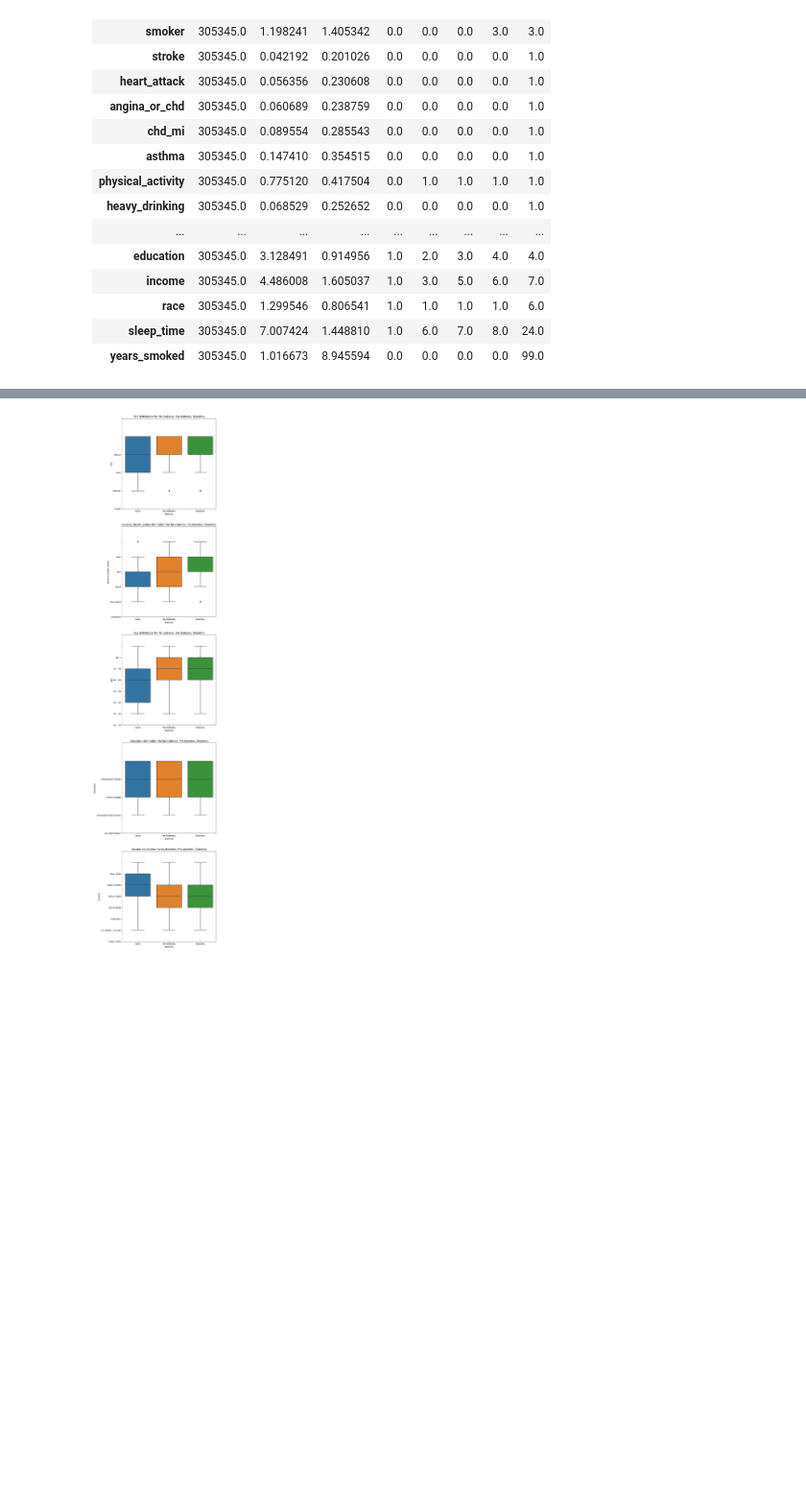
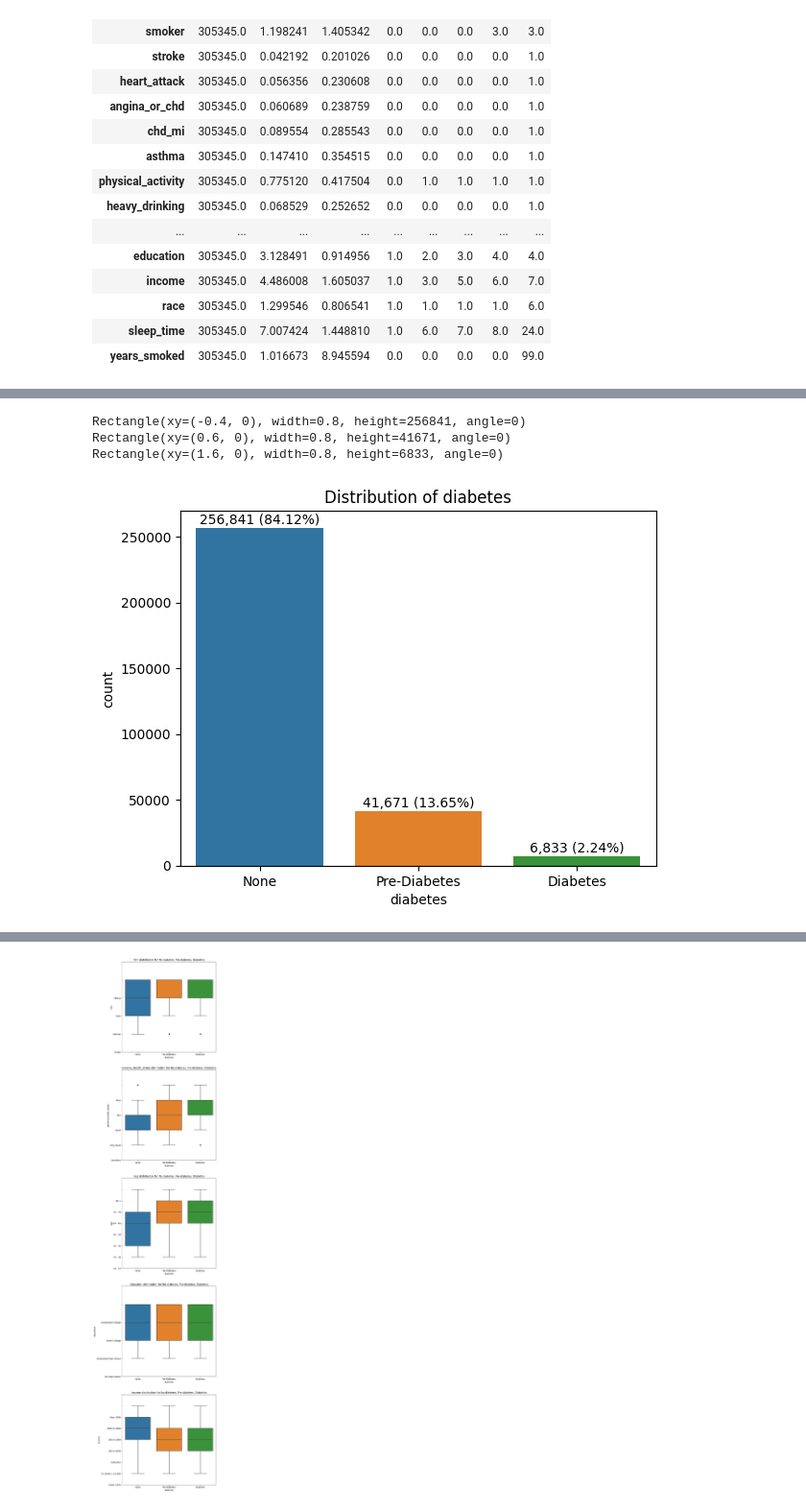
Before and after one commit to DanielHarrod/mec-mini-projects, a Jupyter notebook: Capstone/12_classification/data_wrangling_and_exploration.ipynb, the cells around one changed output, grey strips where cells are left out. Shown at 96% size. Saved outputs shown, nothing was run; the diff lists cells and outputs as text; code cells hidden in the pictures; blank space fills up the shorter version.

```diff
--- a/Capstone/12_classification/data_wrangling_and_exploration.ipynb
+++ b/Capstone/12_classification/data_wrangling_and_exploration.ipynb
@@ -1108,0 +1173,16 @@ plt.show()
+# %%
+report_df = get_data_for_report(['diabetes'])
+ax = sns.countplot(x='diabetes', data=report_df)
+plt.title('Distribution of diabetes')
+data_size = report_df.shape[0]
+for p in ax.patches:
+    print(p)
+    height = p.get_height()
+    one_percent = data_size * 0.01
+    ax.annotate( f'{height:,.0f} ({100 * (height/data_size):.2f}%)', (p.get_x() + p.get_width()/2, height + one_percent), ha='center' )
+plt.show()
+# %% [output]
+Rectangle(xy=(-0.4, 0), width=0.8, height=256841, angle=0)
+Rectangle(xy=(0.6, 0), width=0.8, height=41671, angle=0)
+Rectangle(xy=(1.6, 0), width=0.8, height=6833, angle=0)
+[figure, added]
```
Also changed, not shown: parts of 41 cells of this notebook, 18 other files.
